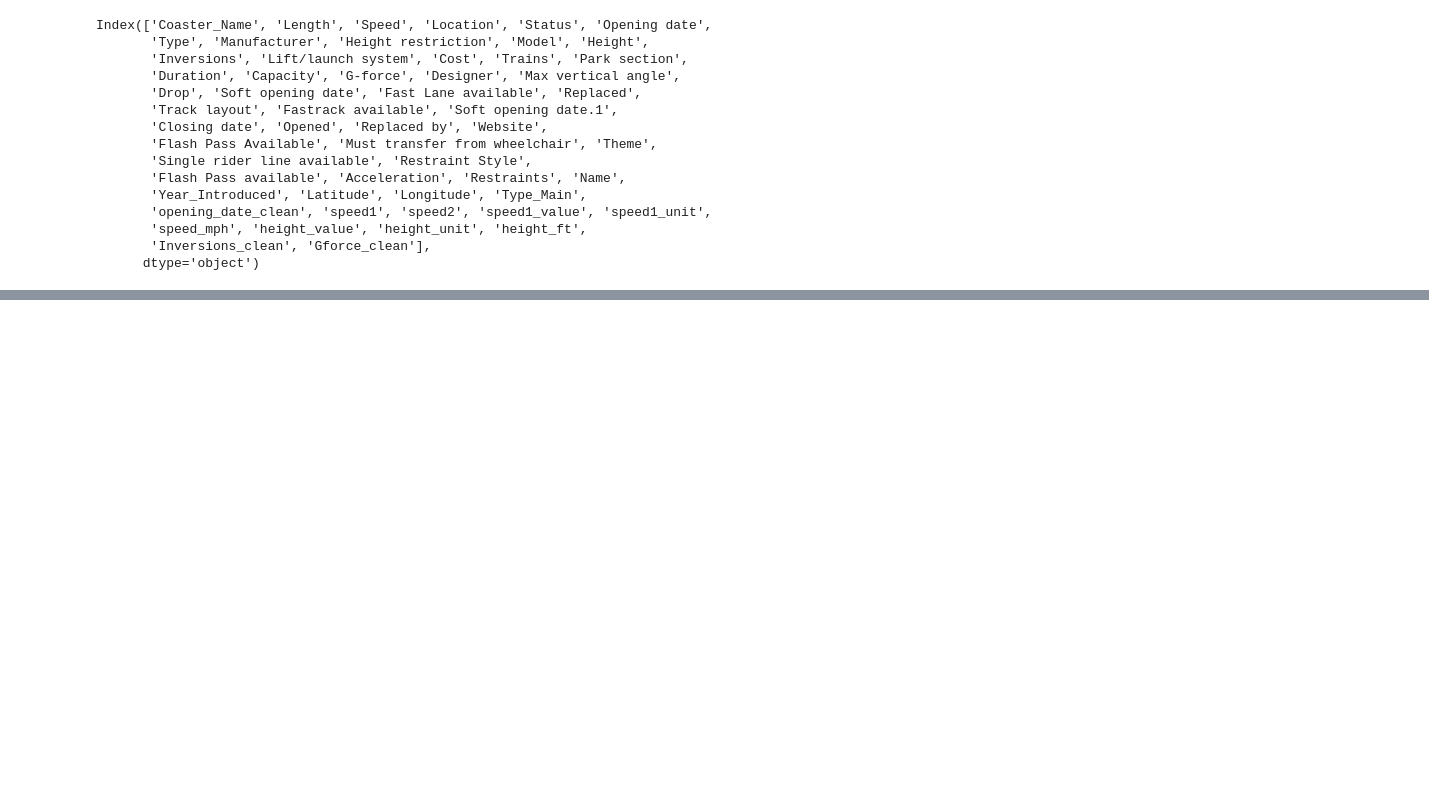
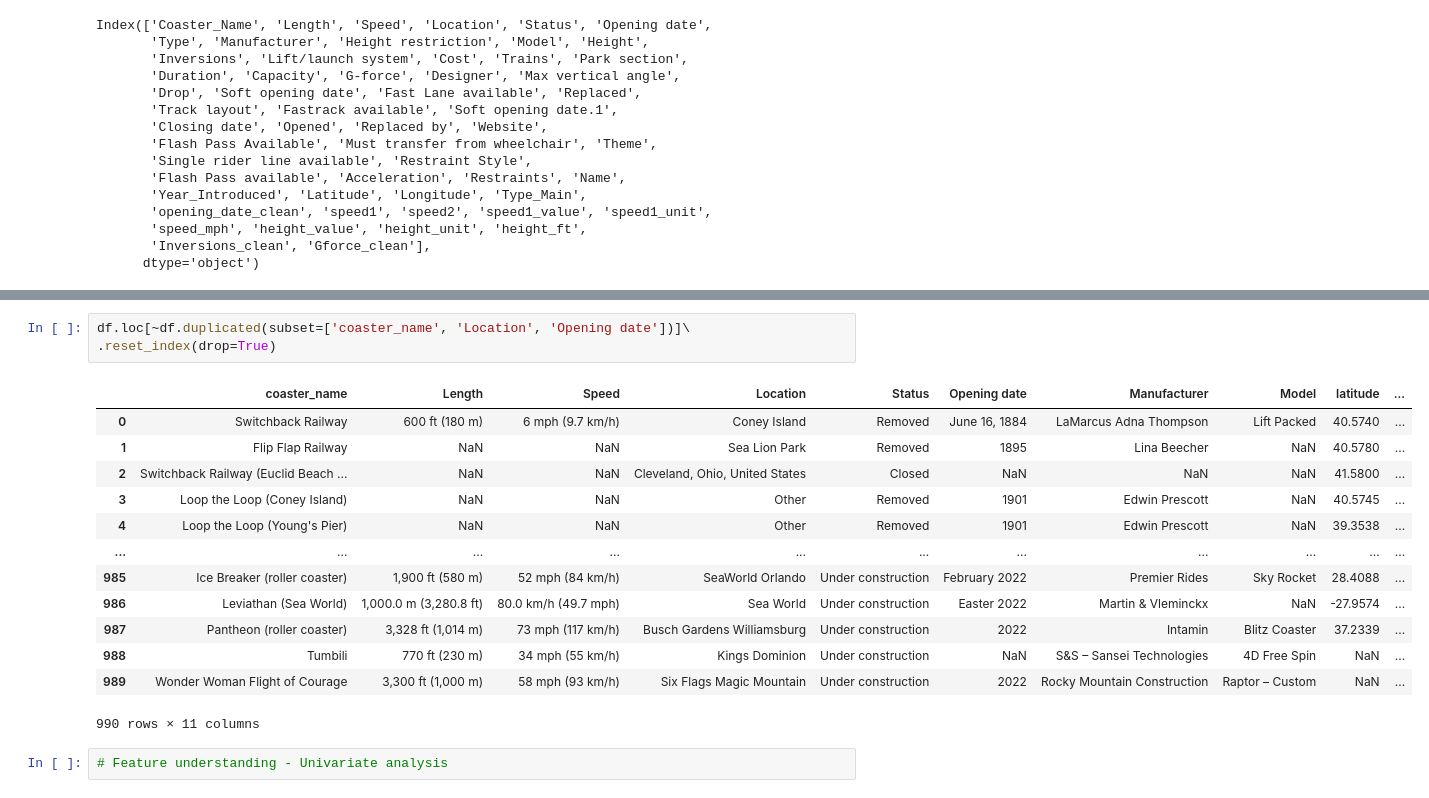
Before and after one commit to Michelle-Wanderi/data-analysis, a Jupyter notebook: pandas/Untitled.ipynb, the cells around one changed output, grey strips where cells are left out. Saved outputs shown, nothing was run; the diff lists cells and outputs as text; blank space fills up the shorter version.

```diff
--- a/pandas/Untitled.ipynb
+++ b/pandas/Untitled.ipynb
@@ -158,0 +302,19 @@ Index(['Coaster_Name', 'Length', 'Speed', 'Location', 'Status', 'Opening date',
+# %%
+df.loc[~df.duplicated(subset=['coaster_name', 'Location', 'Opening date'])]\
+.reset_index(drop=True)
+# %% [output]
+|  | coaster_name | Length | Speed | Location | Status | Opening date | Manufacturer | Model | latitude | ... |
+| 0 | Switchback Railway | 600 ft (180 m) | 6 mph (9.7 km/h) | Coney Island | Removed | June 16, 1884 | LaMarcus Adna Thompson | Lift Packed | 40.5740 | ... |
+| 1 | Flip Flap Railway | NaN | NaN | Sea Lion Park | Removed | 1895 | Lina Beecher | NaN | 40.5780 | ... |
+| 2 | Switchback Railway (Euclid Beach ... | NaN | NaN | Cleveland, Ohio, United States | Closed | NaN | NaN | NaN | 41.5800 | ... |
+| 3 | Loop the Loop (Coney Island) | NaN | NaN | Other | Removed | 1901 | Edwin Prescott | NaN | 40.5745 | ... |
+| 4 | Loop the Loop (Young's Pier) | NaN | NaN | Other | Removed | 1901 | Edwin Prescott | NaN | 39.3538 | ... |
+| ... | ... | ... | ... | ... | ... | ... | ... | ... | ... | ... |
+| 985 | Ice Breaker (roller coaster) | 1,900 ft (580 m) | 52 mph (84 km/h) | SeaWorld Orlando | Under construction | February 2022 | Premier Rides | Sky Rocket | 28.4088 | ... |
+| 986 | Leviathan (Sea World) | 1,000.0 m (3,280.8 ft) | 80.0 km/h (49.7 mph) | Sea World | Under construction | Easter 2022 | Martin & Vleminckx | NaN | -27.9574 | ... |
+| 987 | Pantheon (roller coaster) | 3,328 ft (1,014 m) | 73 mph (117 km/h) | Busch Gardens Williamsburg | Under construction | 2022 | Intamin | Blitz Coaster | 37.2339 | ... |
+| 988 | Tumbili | 770 ft (230 m) | 34 mph (55 km/h) | Kings Dominion | Under construction | NaN | S&S – Sansei Technologies | 4D Free Spin | NaN | ... |
+| 989 | Wonder Woman Flight of Courage | 3,300 ft (1,000 m) | 58 mph (93 km/h) | Six Flags Magic Mountain | Under construction | 2022 | Rocky Mountain Construction | Raptor – Custom | NaN | ... |
+990 rows × 11 columns
+# %%
+# Feature understanding - Univariate analysis
```
Also changed, not shown: parts of 10 cells of this notebook.
